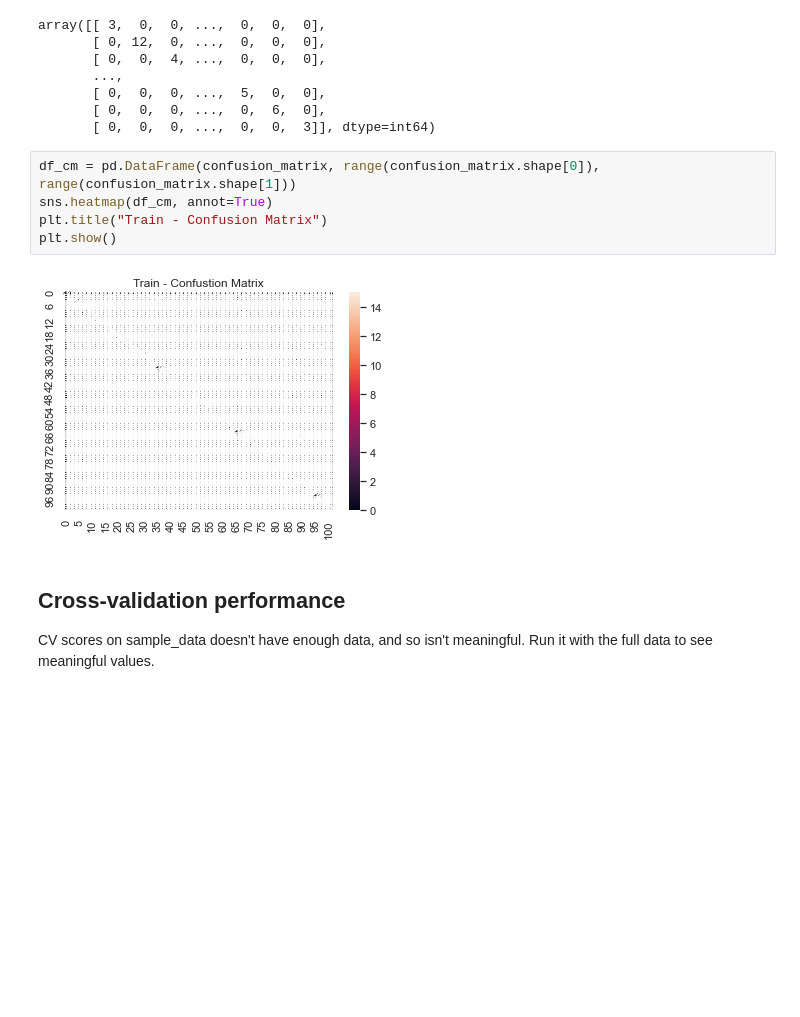
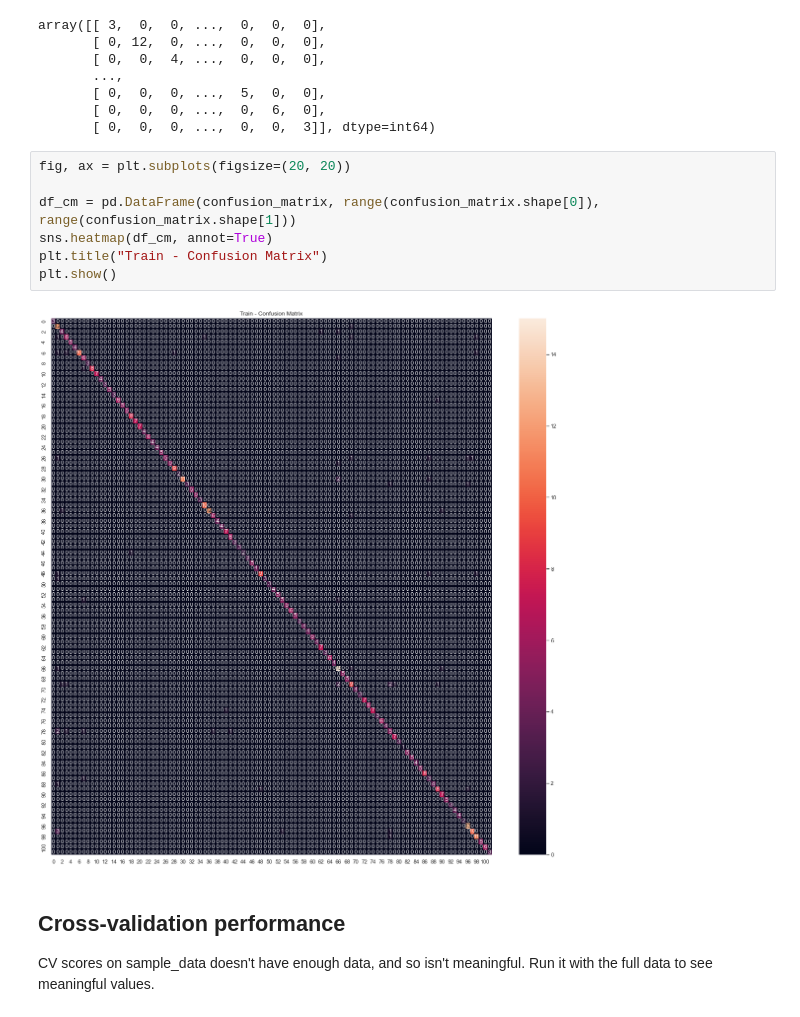
Before and after one commit to ElsaLopez133/PACHAMAMA, a Jupyter notebook: starting_kit/README.ipynb, the cells around one changed output. Cells and saved outputs as stored; diff of their text form; blank space fills up the shorter version.

```diff
--- a/starting_kit/README.ipynb
+++ b/starting_kit/README.ipynb
@@ -314,12 +309,14 @@ array([[ 3,  0,  0, ...,  0,  0,  0],
        [ 0,  0,  0, ...,  0,  6,  0],
        [ 0,  0,  0, ...,  0,  0,  3]], dtype=int64)
 # %%
+fig, ax = plt.subplots(figsize=(20, 20))
+
 df_cm = pd.DataFrame(confusion_matrix, range(confusion_matrix.shape[0]), range(confusion_matrix.shape[1]))
 sns.heatmap(df_cm, annot=True)
 plt.title("Train - Confusion Matrix")
 plt.show()
 # %% [output]
-[figure, old version]
+[figure, new version]
 # %% [markdown]
 ## Cross-validation performance
 
```
Also changed, not shown: parts of 3 cells of this notebook.
